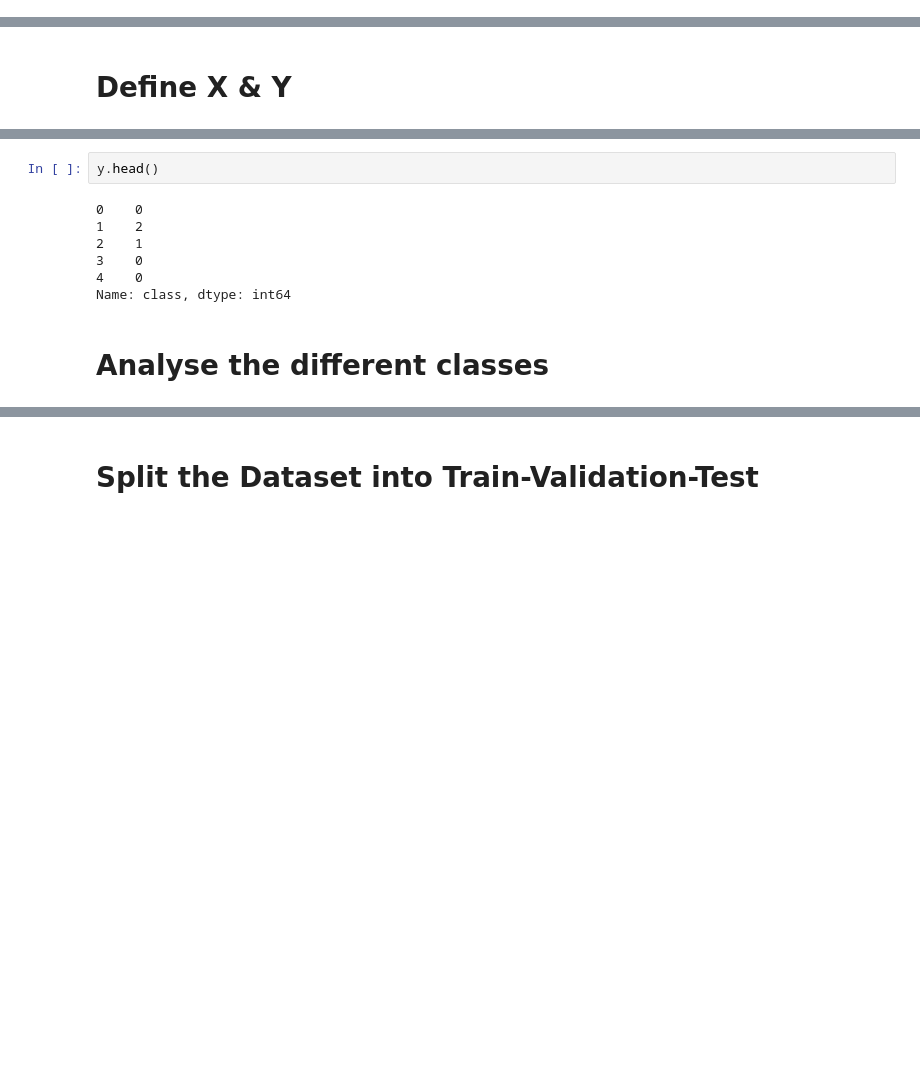
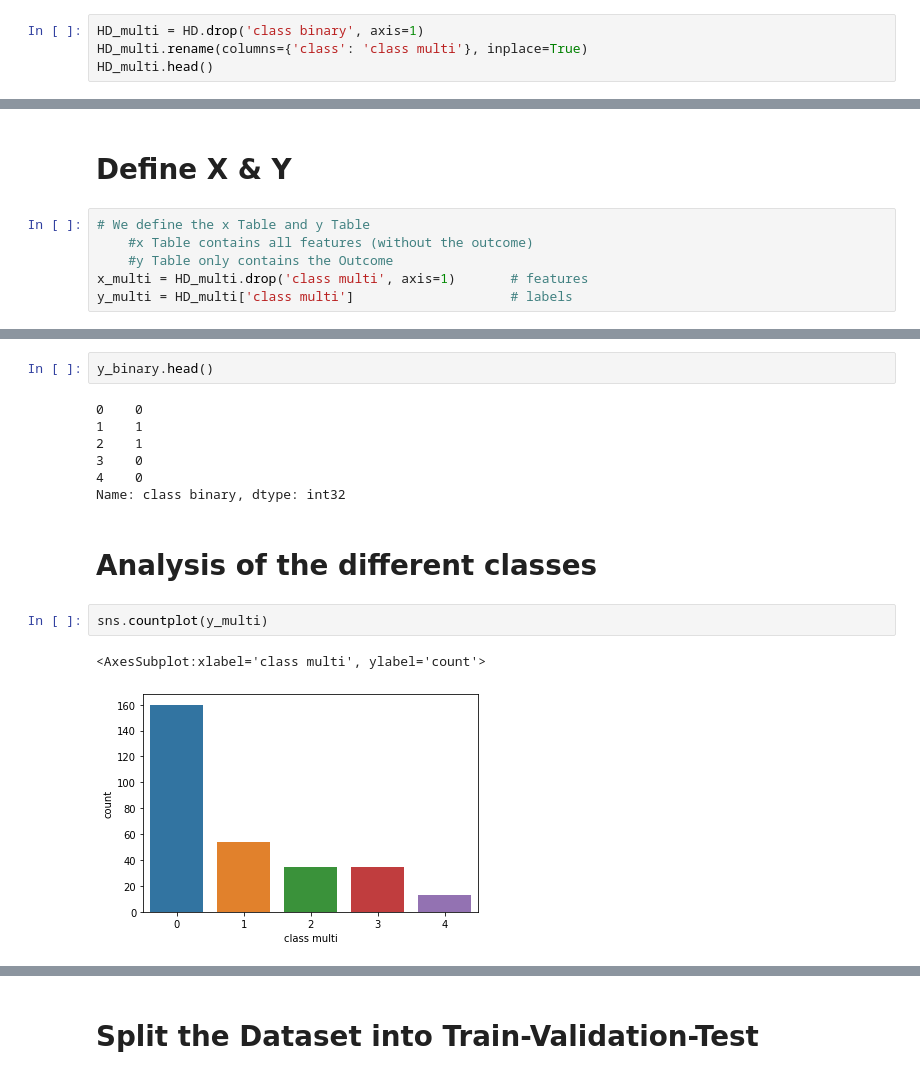
Before and after one commit to Liomat97/Machine-Learning, a Jupyter notebook: Test.ipynb, the cells around one changed output, grey strips where cells are left out. Saved outputs shown, nothing was run; the diff lists cells and outputs as text; blank space fills up the shorter version.

```diff
--- a/Test.ipynb
+++ b/Test.ipynb
@@ -86,0 +100,4 @@ corr_matrix.style.background_gradient(cmap='coolwarm')
+# %%
+HD_multi = HD.drop('class binary', axis=1)
+HD_multi.rename(columns={'class': 'class multi'}, inplace=True)
+HD_multi.head()
@@ -87,2 +121,8 @@ corr_matrix.style.background_gradient(cmap='coolwarm')
 # %% [markdown]
 # Define X & Y
+# %%
+# We define the x Table and y Table
+    #x Table contains all features (without the outcome)
+    #y Table only contains the Outcome
+x_multi = HD_multi.drop('class multi', axis=1)       # features
+y_multi = HD_multi['class multi']                    # labels
@@ -102,13 +160,18 @@ x.head()
 | 3 | 37.0 | 1.0 | 3.0 | 130.0 | 250.0 | 0.0 | 0.0 | 187.0 | 0.0 | 3.5 | 3.0 | ... |
 | 4 | 41.0 | 0.0 | 2.0 | 130.0 | 204.0 | 0.0 | 2.0 | 172.0 | 0.0 | 1.4 | 1.0 | ... |
 # %%
-y.head()
+y_binary.head()
 # %% [output]
 0    0
-1    2
+1    1
 2    1
 3    0
 4    0
-Name: class, dtype: int64
+Name: class binary, dtype: int32
 # %% [markdown]
-# Analyse the different classes
+# Analysis of the different classes
+# %%
+sns.countplot(y_multi)
+# %% [output]
+<AxesSubplot:xlabel='class multi', ylabel='count'>
+[figure, added]
```
Also changed, not shown: parts of 12 cells of this notebook.
